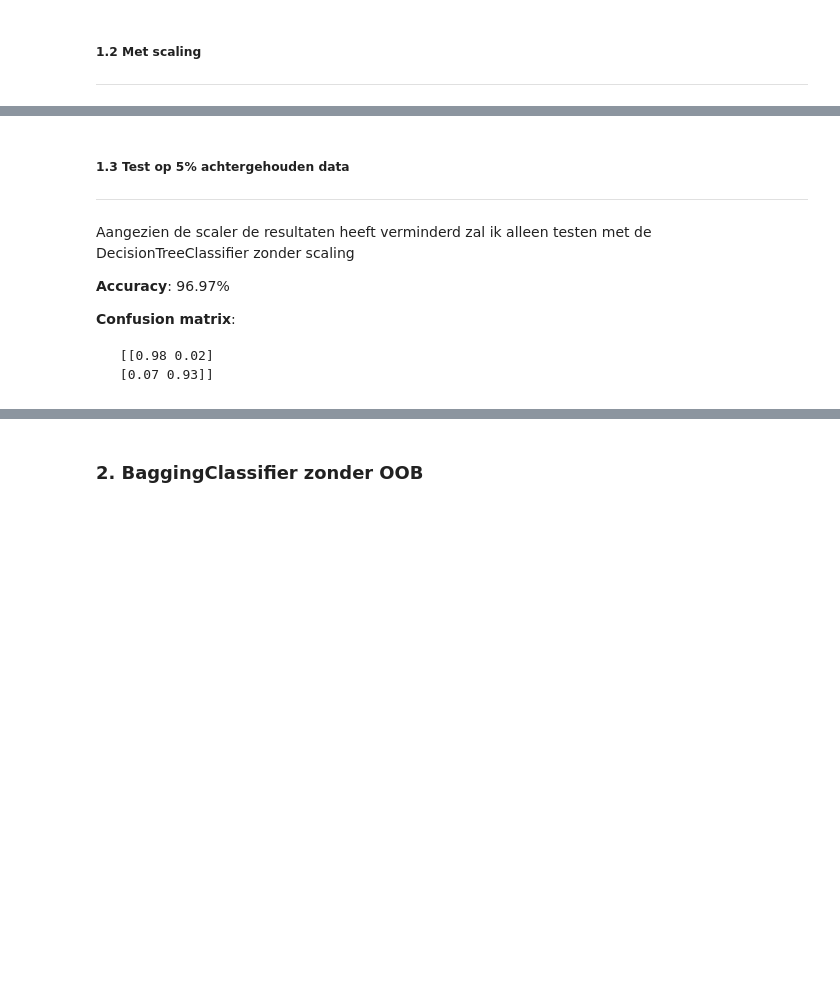
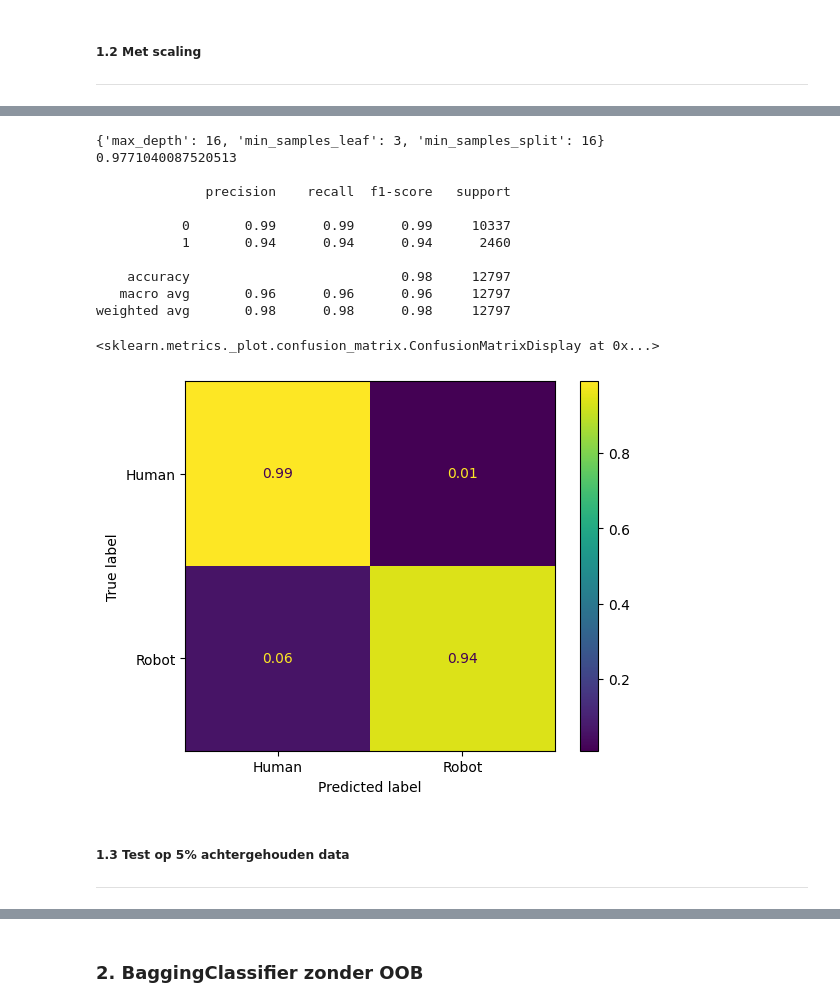
Before and after one commit to Floris-Buyse-FB/project_weblog, a Jupyter notebook: rapport.ipynb, the cells around one changed output, grey strips where cells are left out. Drawn from its saved outputs; the diff is of its cells as text; code cells hidden in the pictures; blank space fills up the shorter version.

````diff
--- a/rapport.ipynb
+++ b/rapport.ipynb
@@ -381,0 +429,41 @@ min_samples_split:
+# %%
+# duurt 5 minuten 9 seconden om te runnen (10 CPU-cores)
+
+dt_clf_scaled = DecisionTreeClassifier(random_state=42)
+
+pipeline = Pipeline([
+    ('scaler', scaler),
+    ('gs_dt_clf_scaled', GridSearchCV(dt_clf_scaled, param_grid=param_grid_dtc, cv=5, n_jobs=-1, scoring='precision', return_train_score=True)),
+])
+
+pipeline.fit(X_train, y_train)
+
+print(pipeline['gs_dt_clf_scaled'].best_params_)
+
+dt_clf_scaled = pipeline['gs_dt_clf_scaled'].best_estimator_
+
+dt_clf_scaled.fit(X_train, y_train)
+
+y_pred_dtc_scaled = dt_clf_scaled.predict(X_test)
+
+print(f"{accuracy_score(y_test, y_pred_dtc_scaled)}\n")
+
+print(classification_report(y_test, y_pred_dtc_scaled))
+
+cm = np.round(confusion_matrix(y_test, y_pred_dtc_scaled, normalize='true'), 2)
+disp = ConfusionMatrixDisplay(confusion_matrix=cm, display_labels=['Human', 'Robot'])
+disp.plot()
+# %% [output]
+{'max_depth': 16, 'min_samples_leaf': 3, 'min_samples_split': 16}
+0.9771040087520513
+
+              precision    recall  f1-score   support
+
+           0       0.99      0.99      0.99     10337
+           1       0.94      0.94      0.94      2460
+
+    accuracy                           0.98     12797
+   macro avg       0.96      0.96      0.96     12797
+weighted avg       0.98      0.98      0.98     12797
+<sklearn.metrics._plot.confusion_matrix.ConfusionMatrixDisplay at 0x...>
+[figure, added]
@@ -382,13 +473,3 @@ min_samples_split:
 # %% [markdown]
 ##### 1.3 Test op 5% achtergehouden data
 ---
-# %% [markdown]
-Aangezien de scaler de resultaten heeft verminderd zal ik alleen testen met de DecisionTreeClassifier zonder scaling
-
-**Accuracy**: 96.97%
-
-**Confusion matrix**:
-```
- [[0.98 0.02]
- [0.07 0.93]]
-```
````
Also changed, not shown: parts of 38 cells of this notebook, 9 other files.
